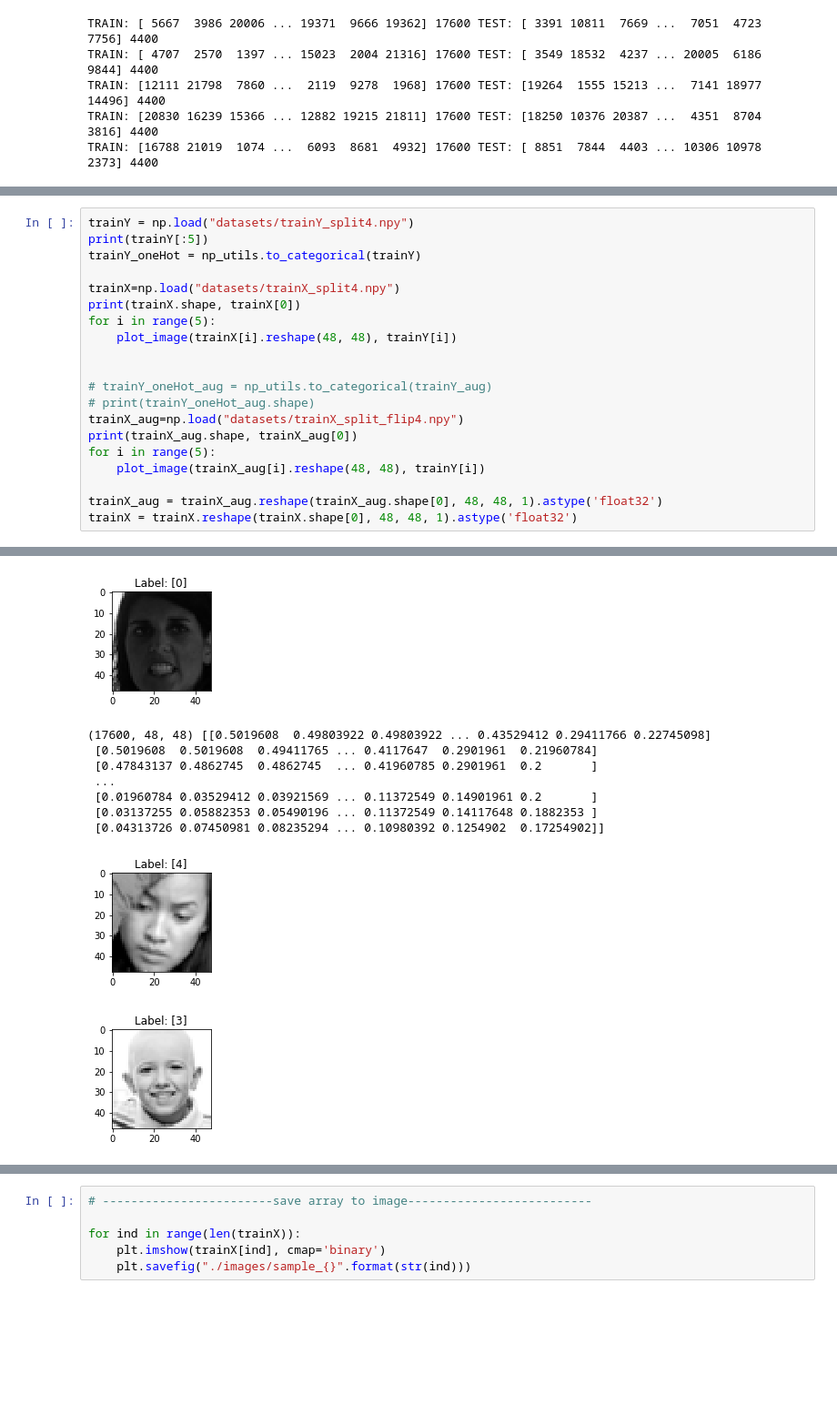
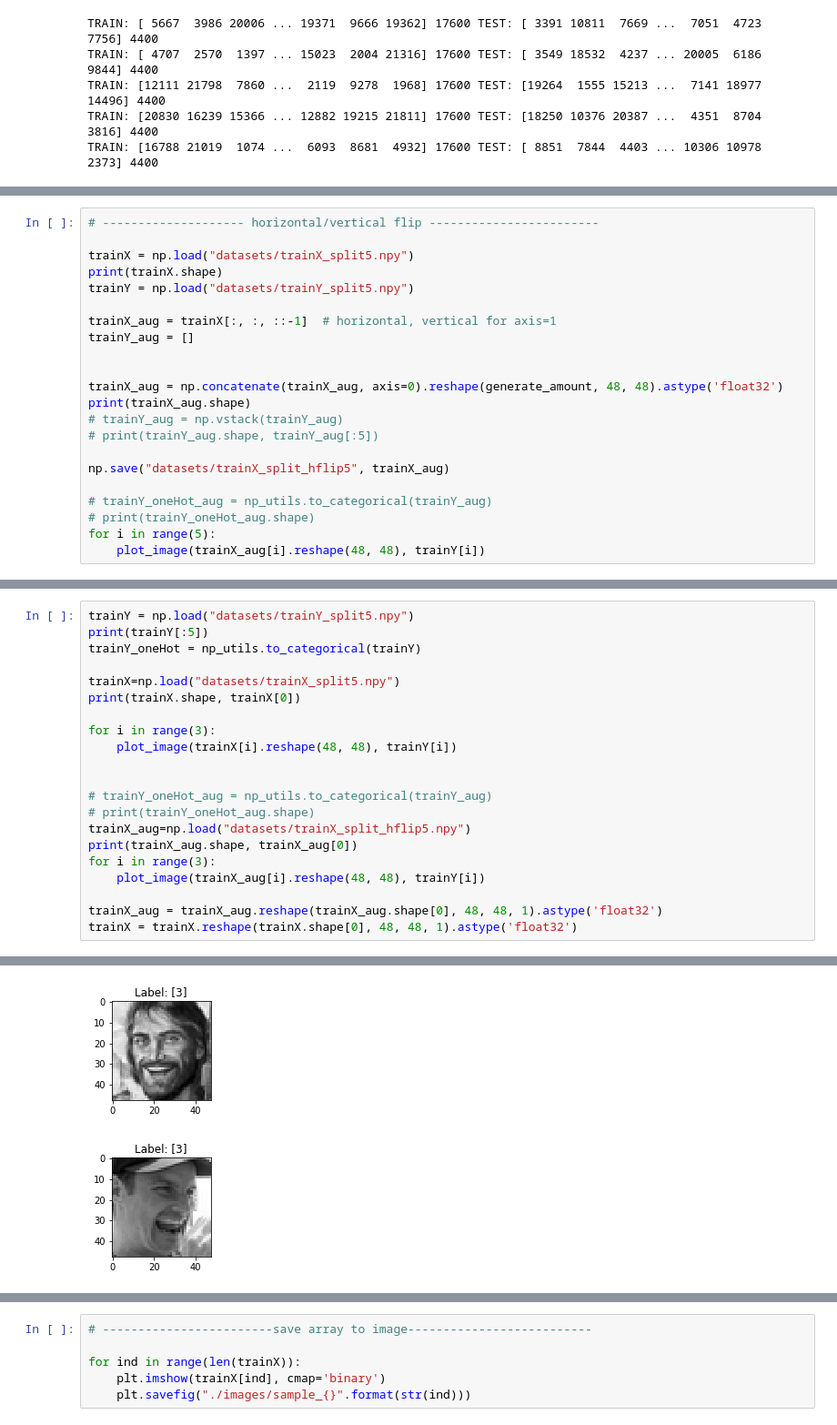
Before and after one commit to frankShih/face_classification_keras, a Jupyter notebook: expression_classification.ipynb, the cells around one changed output, grey strips where cells are left out. Shown at 91% size. Drawn from its saved outputs; the diff is of its cells as text; blank space fills up the shorter version.

Commit message:
add image flipping function

```diff
--- a/expression_classification.ipynb
+++ b/expression_classification.ipynb
@@ -208,3 +208,25 @@ for i in range(5):
 [figure]
 [figure]
 [figure]
+# %%
+# -------------------- horizontal/vertical flip ------------------------
+
+trainX = np.load("datasets/trainX_split5.npy")
+print(trainX.shape)
+trainY = np.load("datasets/trainY_split5.npy")
+
+trainX_aug = trainX[:, :, ::-1]  # horizontal, vertical for axis=1
+trainY_aug = []
+
+
+trainX_aug = np.concatenate(trainX_aug, axis=0).reshape(generate_amount, 48, 48).astype('float32')
+print(trainX_aug.shape)
+# trainY_aug = np.vstack(trainY_aug)
+# print(trainY_aug.shape, trainY_aug[:5])
+
+np.save("datasets/trainX_split_hflip5", trainX_aug)
+
+# trainY_oneHot_aug = np_utils.to_categorical(trainY_aug)
+# print(trainY_oneHot_aug.shape)
+for i in range(5):
+    plot_image(trainX_aug[i].reshape(48, 48), trainY[i])
@@ -211,19 +241,20 @@ for i in range(5):
 # %%
-trainY = np.load("datasets/trainY_split4.npy")
+trainY = np.load("datasets/trainY_split5.npy")
 print(trainY[:5])
 trainY_oneHot = np_utils.to_categorical(trainY)
 
-trainX=np.load("datasets/trainX_split4.npy")
+trainX=np.load("datasets/trainX_split5.npy")
 print(trainX.shape, trainX[0])
-for i in range(5):
+
+for i in range(3):
     plot_image(trainX[i].reshape(48, 48), trainY[i])
 
 
 # trainY_oneHot_aug = np_utils.to_categorical(trainY_aug)
 # print(trainY_oneHot_aug.shape)
-trainX_aug=np.load("datasets/trainX_split_flip4.npy")
+trainX_aug=np.load("datasets/trainX_split_hflip5.npy")
 print(trainX_aug.shape, trainX_aug[0])
-for i in range(5):
+for i in range(3):
     plot_image(trainX_aug[i].reshape(48, 48), trainY[i])
 
 trainX_aug = trainX_aug.reshape(trainX_aug.shape[0], 48, 48, 1).astype('float32')
@@ -248,10 +286,2 @@ trainX = trainX.reshape(trainX.shape[0], 48, 48, 1).astype('float32')
-[figure, old version]
+[figure, new version]
-(17600, 48, 48) [[0.5019608  0.49803922 0.49803922 ... 0.43529412 0.29411766 0.22745098]
- [0.5019608  0.5019608  0.49411765 ... 0.4117647  0.2901961  0.21960784]
- [0.47843137 0.4862745  0.4862745  ... 0.41960785 0.2901961  0.2       ]
- ...
- [0.01960784 0.03529412 0.03921569 ... 0.11372549 0.14901961 0.2       ]
- [0.03137255 0.05882353 0.05490196 ... 0.11372549 0.14117648 0.1882353 ]
- [0.04313726 0.07450981 0.08235294 ... 0.10980392 0.1254902  0.17254902]]
-[figure, old version]
+[figure, new version]
-[figure, removed]
```
Also changed, not shown: parts of 6 cells of this notebook.
